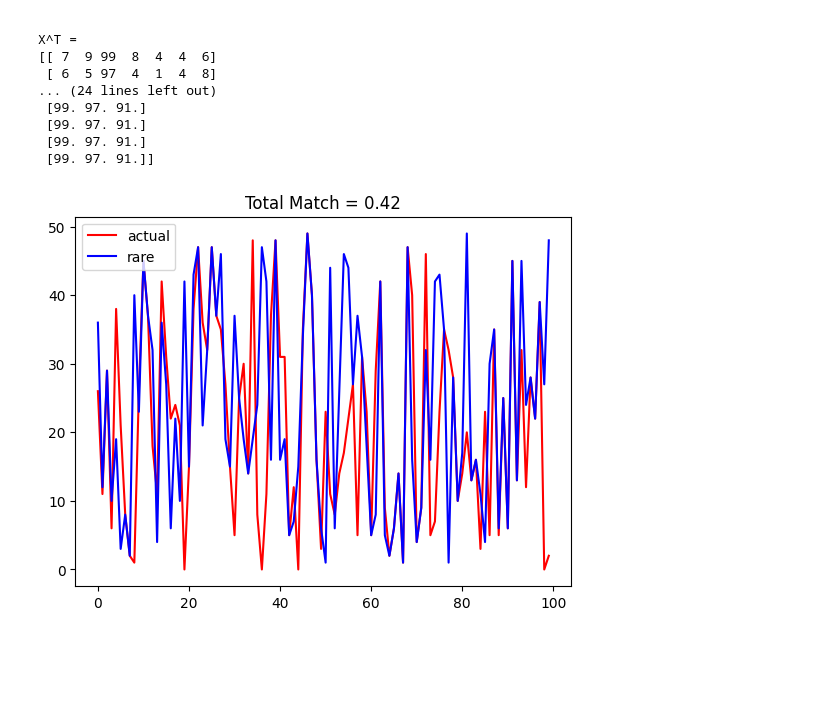
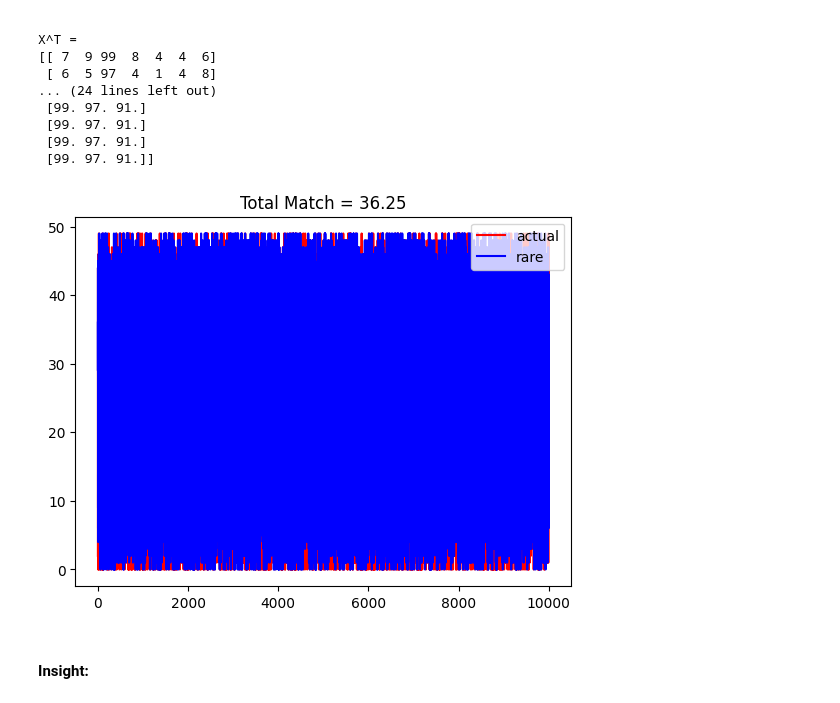
Before and after one commit to jumzzz/transformers-from-scratch, a Jupyter notebook: bishop/01-self-attention-basics.ipynb, the cells around one changed output. Cells and saved outputs as stored; diff of their text form; code cells hidden in the pictures; blank space fills up the shorter version.

```diff
--- a/bishop/01-self-attention-basics.ipynb
+++ b/bishop/01-self-attention-basics.ipynb
@@ -208,7 +208,7 @@ total_sample = 100
 actual_min_index = []
 rare_row_index = []
 
-for sample in range(100):
+for sample in range(10000):
 
     start_row = 0
     end_row = 50
@@ -236,31 +236,33 @@ for sample in range(100):
     col_size = 10
     tokens_list = []
 
     for i in range(0, end_row):
         if i == rare_row:
             tokens_list.append(np.random.randint(rare_low, rare_high, col_size))
         else:
             tokens_list.append(np.random.randint(typical_low, typical_high, col_size))
 
     tokens = np.array(tokens_list)
 
     res = softmax(tokens @ tokens.T) @ tokens
     actual_min_index.append(np.argmin(distance(res, tokens)))
     rare_row_index.append(rare_row)
 
 total_match = 0
 for x,y in zip(actual_min_index, rare_row_index):
     if x == y:
         total_match += 1
 
 total_sample = 100
 # np.round(total_match / 100)
 percent_match = total_match / total_sample
 
 plt.plot(np.arange(len(actual_min_index)), actual_min_index, color='red', label='actual')
 plt.plot(np.arange(len(actual_min_index)), rare_row_index, color='blue', label='rare')
 plt.title(f'Total Match = {percent_match}')
 plt.legend()
 plt.show()
 # %% [output]
-[figure, old version]
+[figure, new version]
+# %% [markdown]
+#### Insight:
```
